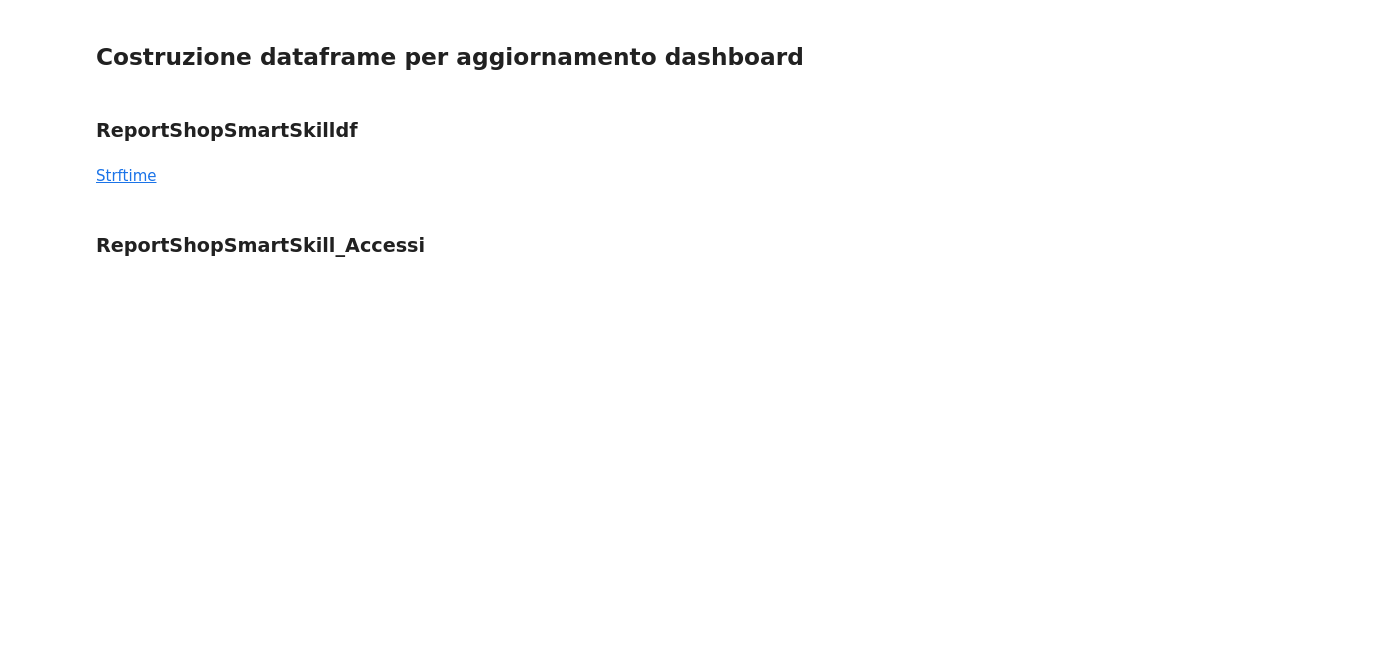
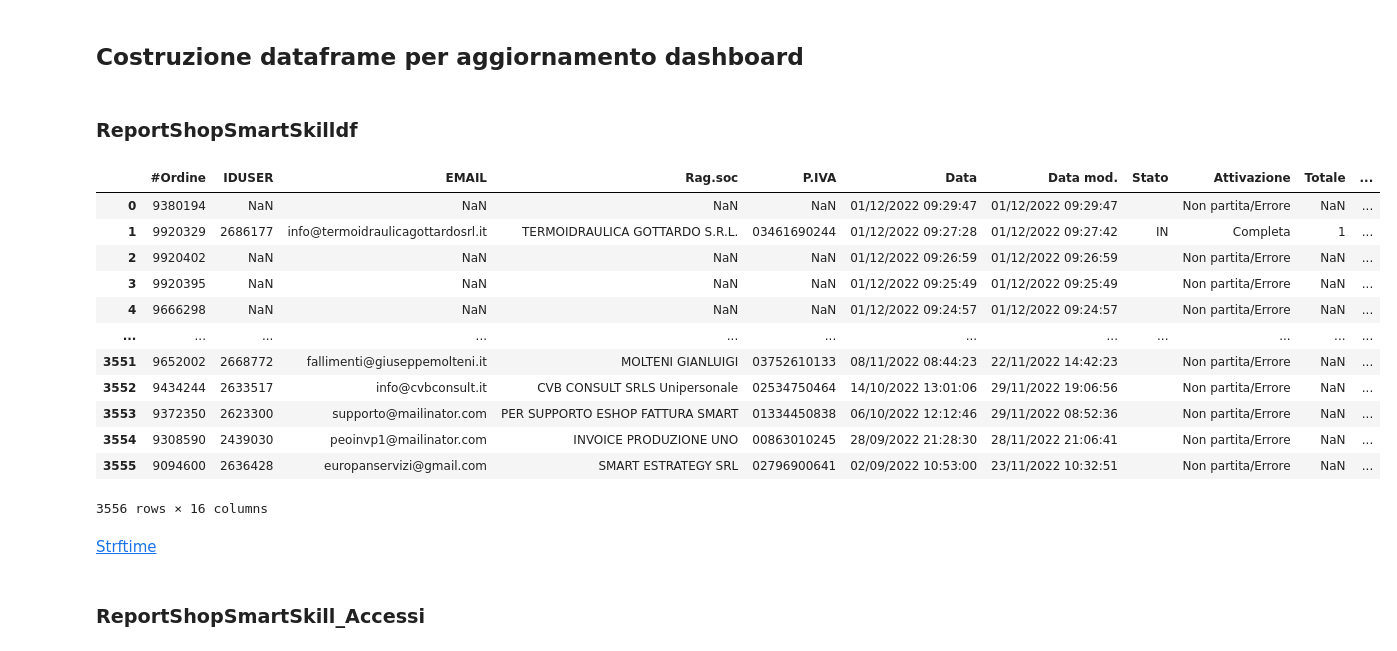
Before and after one commit to rafsport/business-analysis, a Jupyter notebook: SMART skill.ipynb, the cells around one changed output. Cells and saved outputs as stored; diff of their text form; code cells hidden in the pictures; blank space fills up the shorter version.

```diff
--- a/SMART skill.ipynb
+++ b/SMART skill.ipynb
@@ -217,6 +219,22 @@ for row in rows:
 df = pd.DataFrame(L[1:], columns=L[0])
 # %%
 df.replace(["0",None], np.nan, inplace=True)
+# %%
+df
+# %% [output]
+|  | #Ordine | IDUSER | EMAIL | Rag.soc | P.IVA | Data | Data mod. | Stato | Attivazione | Totale | ... |
+| 0 | 9380194 | NaN | NaN | NaN | NaN | 01/12/2022 09:29:47 | 01/12/2022 09:29:47 |  | Non partita/Errore | NaN | ... |
+| 1 | 9920329 | 2686177 | info@termoidraulicagottardosrl.it | TERMOIDRAULICA GOTTARDO S.R.L. | 03461690244 | 01/12/2022 09:27:28 | 01/12/2022 09:27:42 | IN | Completa | 1 | ... |
+| 2 | 9920402 | NaN | NaN | NaN | NaN | 01/12/2022 09:26:59 | 01/12/2022 09:26:59 |  | Non partita/Errore | NaN | ... |
+| 3 | 9920395 | NaN | NaN | NaN | NaN | 01/12/2022 09:25:49 | 01/12/2022 09:25:49 |  | Non partita/Errore | NaN | ... |
+| 4 | 9666298 | NaN | NaN | NaN | NaN | 01/12/2022 09:24:57 | 01/12/2022 09:24:57 |  | Non partita/Errore | NaN | ... |
+| ... | ... | ... | ... | ... | ... | ... | ... | ... | ... | ... | ... |
+| 3551 | 9652002 | 2668772 | fallimenti@giuseppemolteni.it | MOLTENI GIANLUIGI | 03752610133 | 08/11/2022 08:44:23 | 22/11/2022 14:42:23 |  | Non partita/Errore | NaN | ... |
+| 3552 | 9434244 | 2633517 | info@cvbconsult.it | CVB CONSULT SRLS Unipersonale | 02534750464 | 14/10/2022 13:01:06 | 29/11/2022 19:06:56 |  | Non partita/Errore | NaN | ... |
+| 3553 | 9372350 | 2623300 | supporto@mailinator.com | PER SUPPORTO ESHOP FATTURA SMART | 01334450838 | 06/10/2022 12:12:46 | 29/11/2022 08:52:36 |  | Non partita/Errore | NaN | ... |
+| 3554 | 9308590 | 2439030 | peoinvp1@mailinator.com | INVOICE PRODUZIONE UNO | 00863010245 | 28/09/2022 21:28:30 | 28/11/2022 21:06:41 |  | Non partita/Errore | NaN | ... |
+| 3555 | 9094600 | 2636428 | europanservizi@gmail.com | SMART ESTRATEGY SRL | 02796900641 | 02/09/2022 10:53:00 | 23/11/2022 10:32:51 |  | Non partita/Errore | NaN | ... |
+3556 rows × 16 columns
 # %% [markdown]
 [Strftime](#https://www.programiz.com/python-programming/datetime/strftime)
 # %%
```
Also changed, not shown: parts of 17 cells of this notebook, 59 other files.
